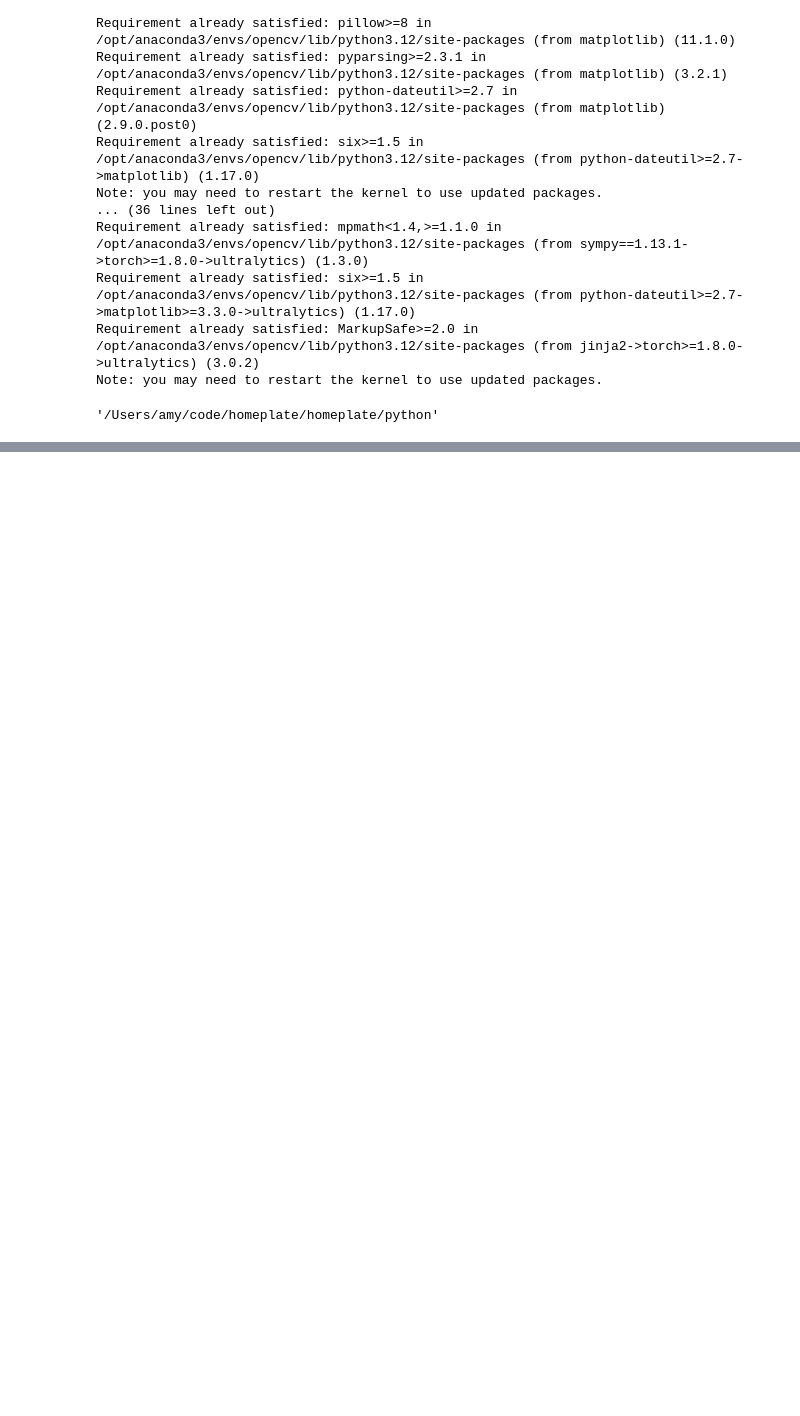
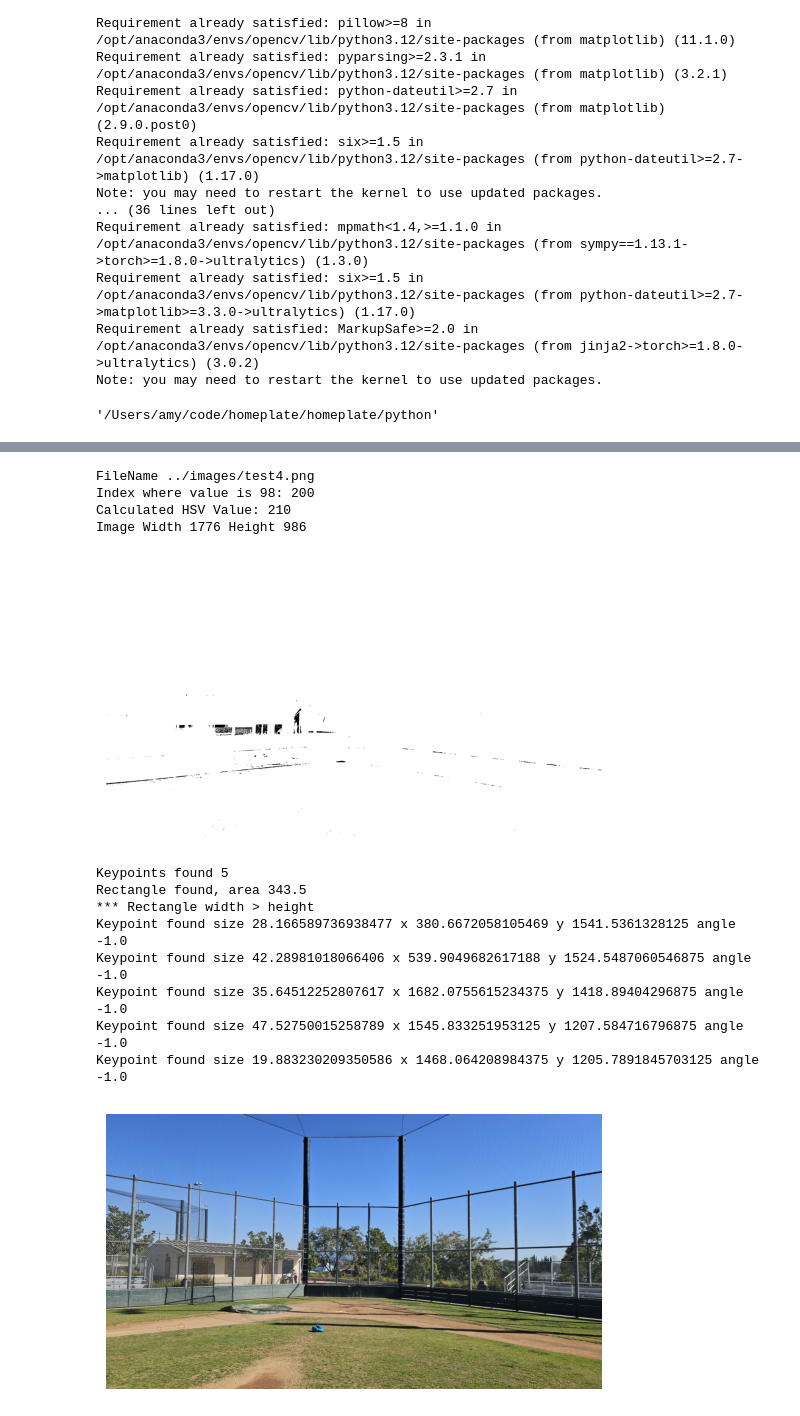
Before and after one commit to amyxjhuang/homeplate, a Jupyter notebook: python/blob_detection_2.ipynb, the cells around one changed output, grey strips where cells are left out. Saved outputs shown, nothing was run; the diff lists cells and outputs as text; code cells hidden in the pictures; blank space fills up the shorter version.

Commit message:
Use plt.imshow to resolve crash

```diff
--- a/python/blob_detection_2.ipynb
+++ b/python/blob_detection_2.ipynb
@@ -163,9 +163,13 @@ def find_home_plate(mat_bgr, hsv_value):
     hsv_frame = cv2.bitwise_not(hsv_frame)
 
     resize_image = cv2.resize(hsv_frame, None, fx=0.5, fy=0.5)
-    cv2.imshow("Thresholded", resize_image)
-    cv2.waitKey(0)
-    cv2.destroyAllWindows()
+    im_rgb = cv2.cvtColor(resize_image, cv2.COLOR_BGR2RGB)
+    plt.imshow(im_rgb)
+
+    plt.axis('off')  # Hide axes
+    plt.show()
+    # cv2.waitKey(0)
+    # cv2.destroyAllWindows()
 
     params = cv2.SimpleBlobDetector_Params()
     params.maxArea = 1200
@@ -193,9 +197,12 @@ def find_home_plate(mat_bgr, hsv_value):
 
     image_with_keypoints = cv2.drawKeypoints(mat_bgr, keypoints, None, (0, 0, 255), cv2.DRAW_MATCHES_FLAGS_DRAW_RICH_KEYPOINTS)
     image_with_keypoints = cv2.resize(image_with_keypoints, None, fx=0.5, fy=0.5)
-    cv2.imshow("Found Blobs", image_with_keypoints)
-    cv2.waitKey(0)
-    cv2.destroyAllWindows()
+    im_rgb = cv2.cvtColor(image_with_keypoints, cv2.COLOR_BGR2RGB)
+    plt.imshow(im_rgb)
+    plt.axis('off')  # Hide axes
+    plt.show()
+    # cv2.waitKey(0)
+    # cv2.destroyAllWindows()
 
 def custom_process_light_index_hsv_value_baseball(mat_bgr):
     if mat_bgr.shape[1] < 2600:
@@ -270,0 +291,17 @@ Keypoints found 0
+# %%
+find_home_plate_with_hsv_balancing('../images/test4.png')
+# %% [output]
+FileName ../images/test4.png
+Index where value is 98: 200
+Calculated HSV Value: 210
+Image Width 1776 Height 986
+[figure, added]
+Keypoints found 5
+Rectangle found, area 343.5
+*** Rectangle width > height
+Keypoint found size 28.166589736938477 x 380.6672058105469 y 1541.5361328125 angle -1.0
+Keypoint found size 42.28981018066406 x 539.9049682617188 y 1524.5487060546875 angle -1.0
+Keypoint found size 35.64512252807617 x 1682.0755615234375 y 1418.89404296875 angle -1.0
+Keypoint found size 47.52750015258789 x 1545.833251953125 y 1207.584716796875 angle -1.0
+Keypoint found size 19.883230209350586 x 1468.064208984375 y 1205.7891845703125 angle -1.0
+[figure, added]
```
Also changed, not shown: parts of 2 cells of this notebook.
